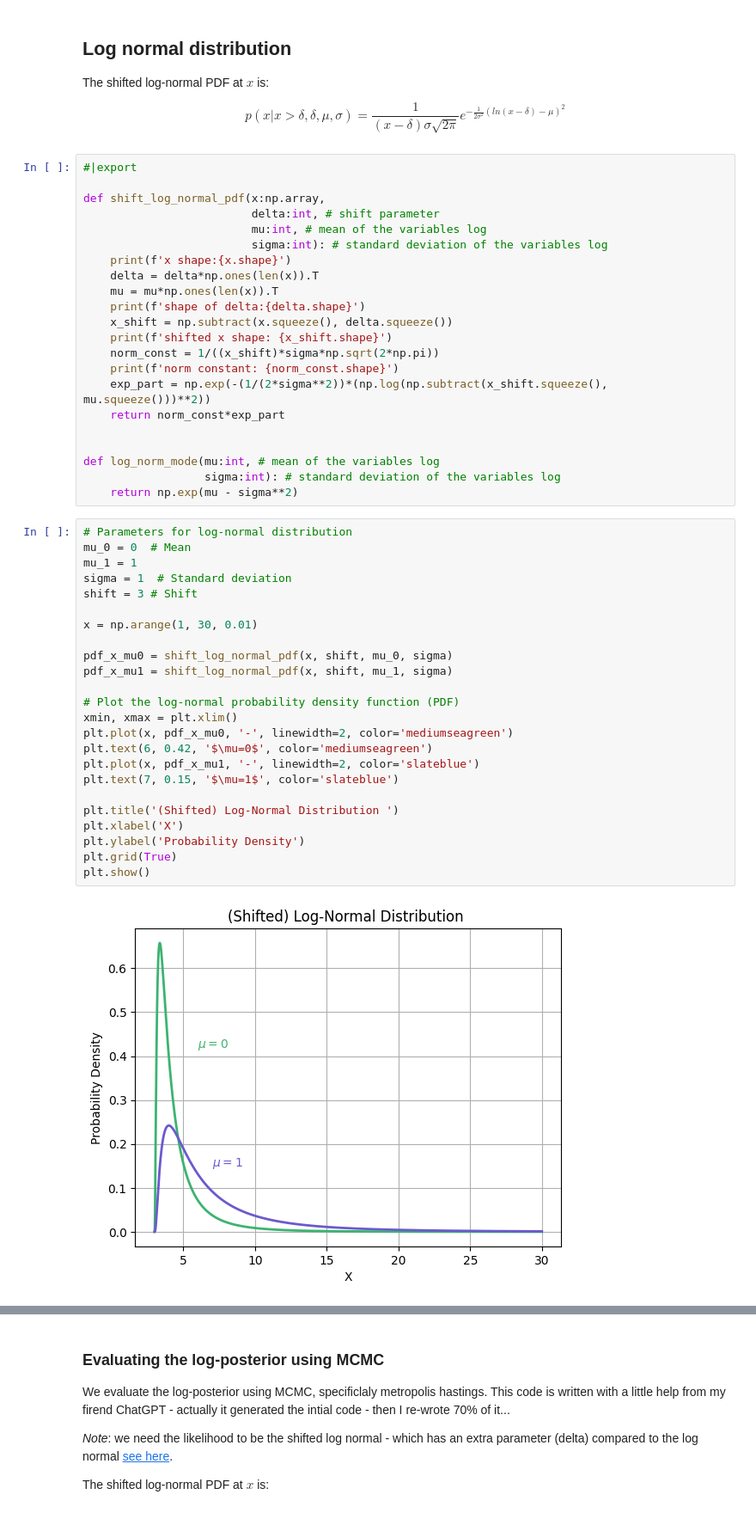
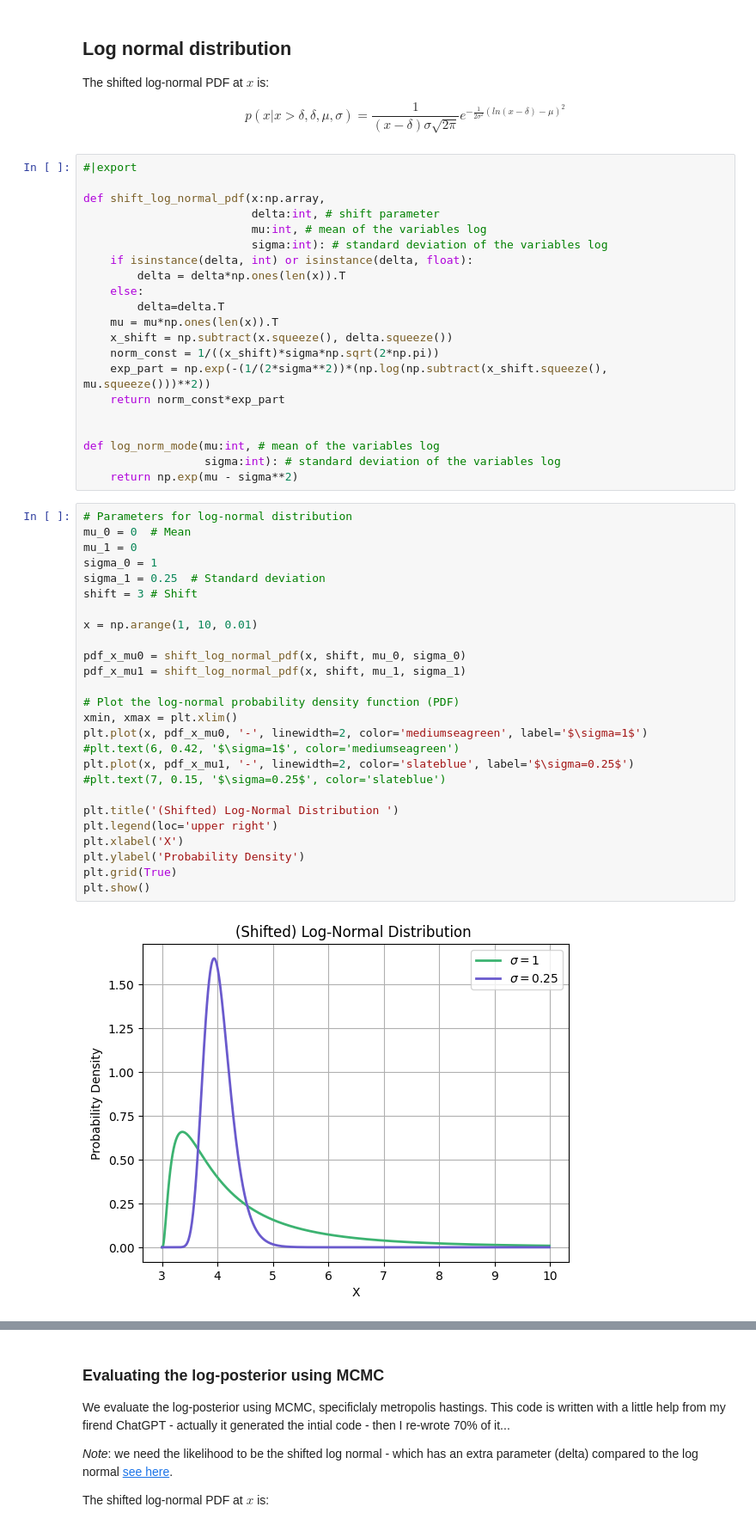
Before and after one commit to Bea-Taylor/DifDem_inequalities, a Jupyter notebook: nbs/core/05_ml_custom_regression_model.ipynb, the cells around one changed output, grey strips where cells are left out. Shown at 86% size. Saved outputs shown, nothing was run; the diff lists cells and outputs as text.

```diff
--- a/nbs/core/05_ml_custom_regression_model.ipynb
+++ b/nbs/core/05_ml_custom_regression_model.ipynb
@@ -48,14 +48,13 @@ def shift_log_normal_pdf(x:np.array,
                          delta:int, # shift parameter
                          mu:int, # mean of the variables log
                          sigma:int): # standard deviation of the variables log
-    print(f'x shape:{x.shape}')
-    delta = delta*np.ones(len(x)).T
+    if isinstance(delta, int) or isinstance(delta, float):
+        delta = delta*np.ones(len(x)).T
+    else:
+        delta=delta.T
     mu = mu*np.ones(len(x)).T
-    print(f'shape of delta:{delta.shape}')
     x_shift = np.subtract(x.squeeze(), delta.squeeze())
-    print(f'shifted x shape: {x_shift.shape}')
     norm_const = 1/((x_shift)*sigma*np.sqrt(2*np.pi))
-    print(f'norm constant: {norm_const.shape}')
     exp_part = np.exp(-(1/(2*sigma**2))*(np.log(np.subtract(x_shift.squeeze(), mu.squeeze()))**2))
     return norm_const*exp_part
 
@@ -66,26 +65,28 @@ def log_norm_mode(mu:int, # mean of the variables log
 # %%
 # Parameters for log-normal distribution
 mu_0 = 0  # Mean
-mu_1 = 1
-sigma = 1  # Standard deviation
+mu_1 = 0
+sigma_0 = 1
+sigma_1 = 0.25  # Standard deviation
 shift = 3 # Shift
 
-x = np.arange(1, 30, 0.01)
+x = np.arange(1, 10, 0.01)
 
-pdf_x_mu0 = shift_log_normal_pdf(x, shift, mu_0, sigma)
-pdf_x_mu1 = shift_log_normal_pdf(x, shift, mu_1, sigma)
+pdf_x_mu0 = shift_log_normal_pdf(x, shift, mu_0, sigma_0)
+pdf_x_mu1 = shift_log_normal_pdf(x, shift, mu_1, sigma_1)
 
 # Plot the log-normal probability density function (PDF)
 xmin, xmax = plt.xlim()
-plt.plot(x, pdf_x_mu0, '-', linewidth=2, color='mediumseagreen')
-plt.text(6, 0.42, '$\mu=0$', color='mediumseagreen')
-plt.plot(x, pdf_x_mu1, '-', linewidth=2, color='slateblue')
-plt.text(7, 0.15, '$\mu=1$', color='slateblue')
+plt.plot(x, pdf_x_mu0, '-', linewidth=2, color='mediumseagreen', label='$\sigma=1$')
+#plt.text(6, 0.42, '$\sigma=1$', color='mediumseagreen')
+plt.plot(x, pdf_x_mu1, '-', linewidth=2, color='slateblue', label='$\sigma=0.25$')
+#plt.text(7, 0.15, '$\sigma=0.25$', color='slateblue')
 
 plt.title('(Shifted) Log-Normal Distribution ')
+plt.legend(loc='upper right')
 plt.xlabel('X')
 plt.ylabel('Probability Density')
 plt.grid(True)
 plt.show()
 # %% [output]
-[figure, old version]
+[figure, new version]
```
Also changed, not shown: parts of 19 cells of this notebook, 1 other file.
